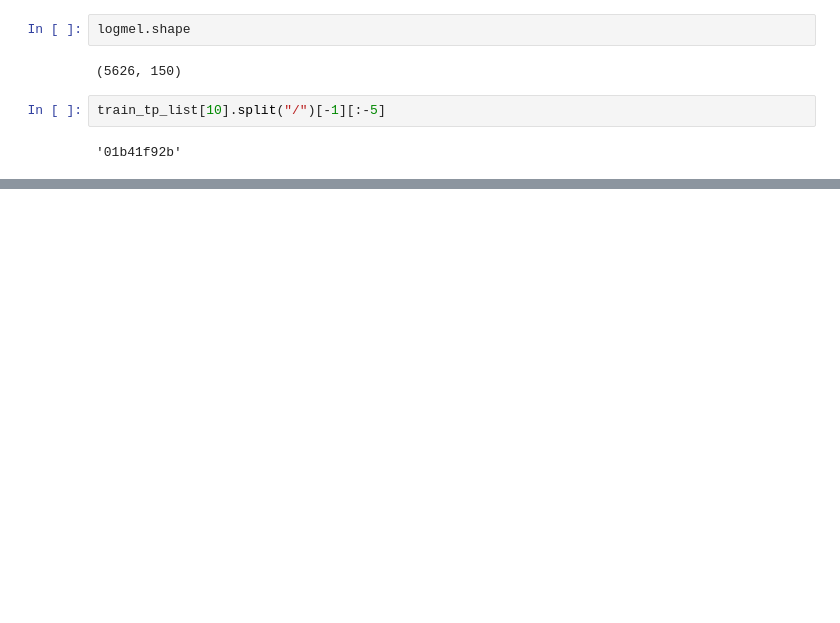
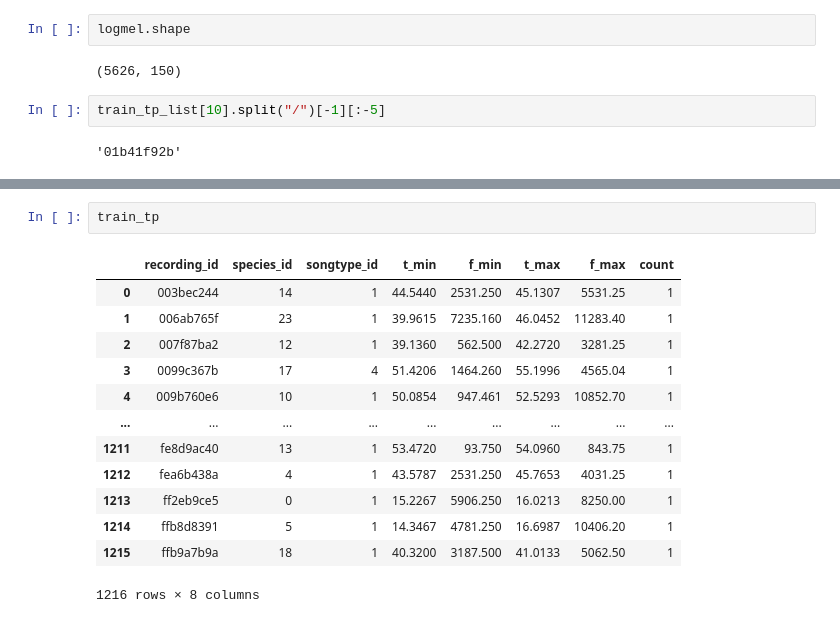
Before and after one commit to ibkuroyagi/Rainforest-Connection-Species-Audio-Detection, a Jupyter notebook: working/EDA.ipynb, the cells around one changed output, grey strips where cells are left out. Drawn from its saved outputs; the diff is of its cells as text; blank space fills up the shorter version.

```diff
--- a/working/EDA.ipynb
+++ b/working/EDA.ipynb
@@ -172,0 +188,16 @@ train_tp_list[10].split("/")[-1][:-5]
+# %%
+train_tp
+# %% [output]
+|  | recording_id | species_id | songtype_id | t_min | f_min | t_max | f_max | count |
+| 0 | 003bec244 | 14 | 1 | 44.5440 | 2531.250 | 45.1307 | 5531.25 | 1 |
+| 1 | 006ab765f | 23 | 1 | 39.9615 | 7235.160 | 46.0452 | 11283.40 | 1 |
+| 2 | 007f87ba2 | 12 | 1 | 39.1360 | 562.500 | 42.2720 | 3281.25 | 1 |
+| 3 | 0099c367b | 17 | 4 | 51.4206 | 1464.260 | 55.1996 | 4565.04 | 1 |
+| 4 | 009b760e6 | 10 | 1 | 50.0854 | 947.461 | 52.5293 | 10852.70 | 1 |
+| ... | ... | ... | ... | ... | ... | ... | ... | ... |
+| 1211 | fe8d9ac40 | 13 | 1 | 53.4720 | 93.750 | 54.0960 | 843.75 | 1 |
+| 1212 | fea6b438a | 4 | 1 | 43.5787 | 2531.250 | 45.7653 | 4031.25 | 1 |
+| 1213 | ff2eb9ce5 | 0 | 1 | 15.2267 | 5906.250 | 16.0213 | 8250.00 | 1 |
+| 1214 | ffb8d8391 | 5 | 1 | 14.3467 | 4781.250 | 16.6987 | 10406.20 | 1 |
+| 1215 | ffb9a7b9a | 18 | 1 | 40.3200 | 3187.500 | 41.0133 | 5062.50 | 1 |
+1216 rows × 8 columns
```
Also changed, not shown: parts of 4 cells of this notebook, 12 other files.
